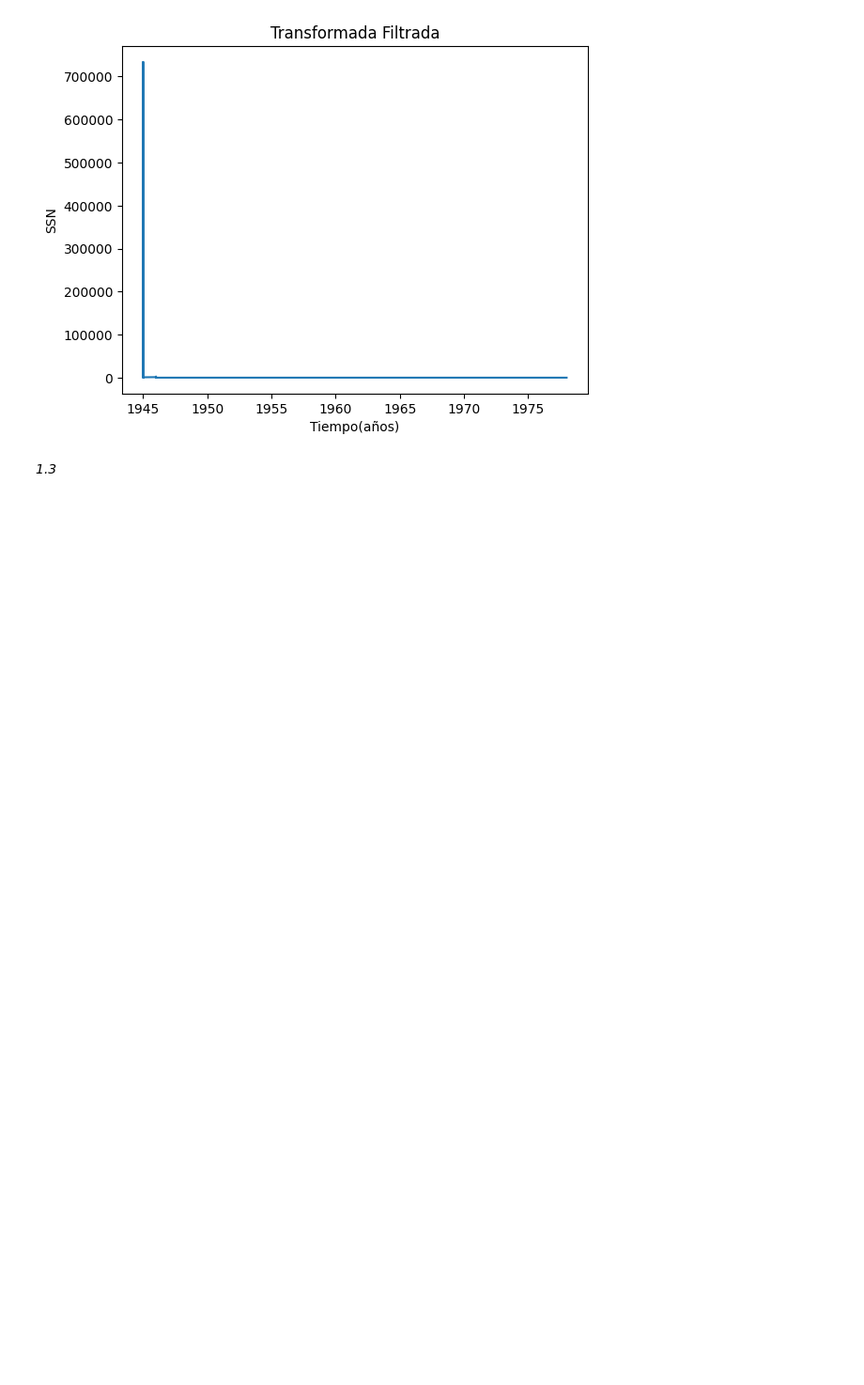
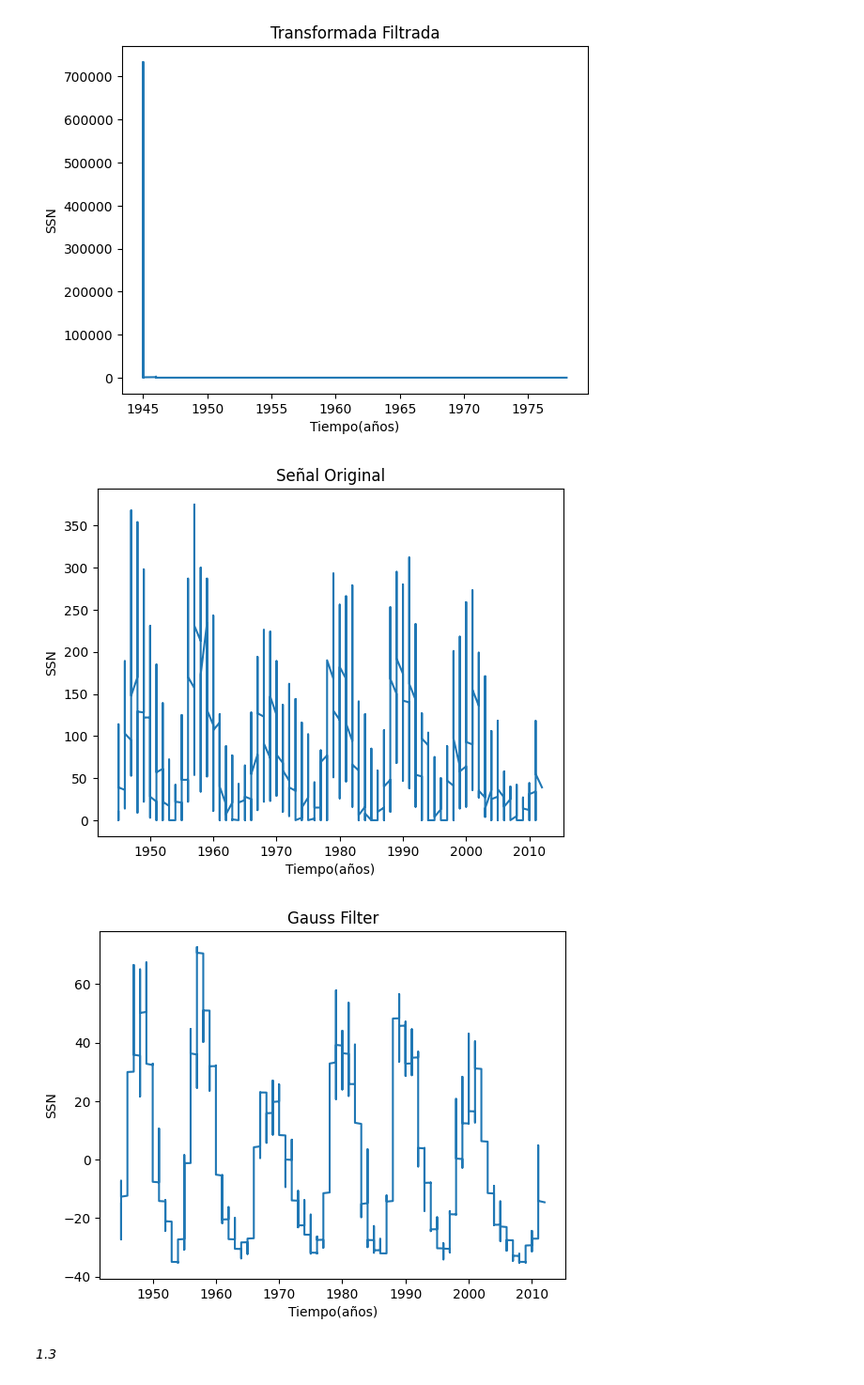
Before and after one commit to EstebanFuentesS/Metodos-Computacionales-2, a Jupyter notebook: Taller2.ipynb, the cells around one changed output. Shown at 94% size. Cells and saved outputs as stored; diff of their text form; code cells hidden in the pictures; blank space fills up the shorter version.

```diff
--- a/Taller2.ipynb
+++ b/Taller2.ipynb
@@ -110,2 +109,19 @@ plt.show()
+# %%
+#1.2 b)
+#Ya este paso lo habia hecho en el punto 1.2 asi que solo referenciare los resultados:
+
+plt.plot(dict_data["year"], dict_data["SSN"])
+plt.title("Señal Original")
+plt.xlabel("Tiempo(años)")
+plt.ylabel("SSN")
+plt.show()
+plt.plot(dict_data["year"], senal_filtrada_gauss)
+plt.title("Gauss Filter")
+plt.xlabel("Tiempo(años)")
+plt.ylabel("SSN")
+plt.show()
+# %% [output]
+[figure, added]
+[figure, added]
 # %% [markdown]
 *1.3*
```
Also changed, not shown: parts of 2 cells of this notebook, 1 other file.
